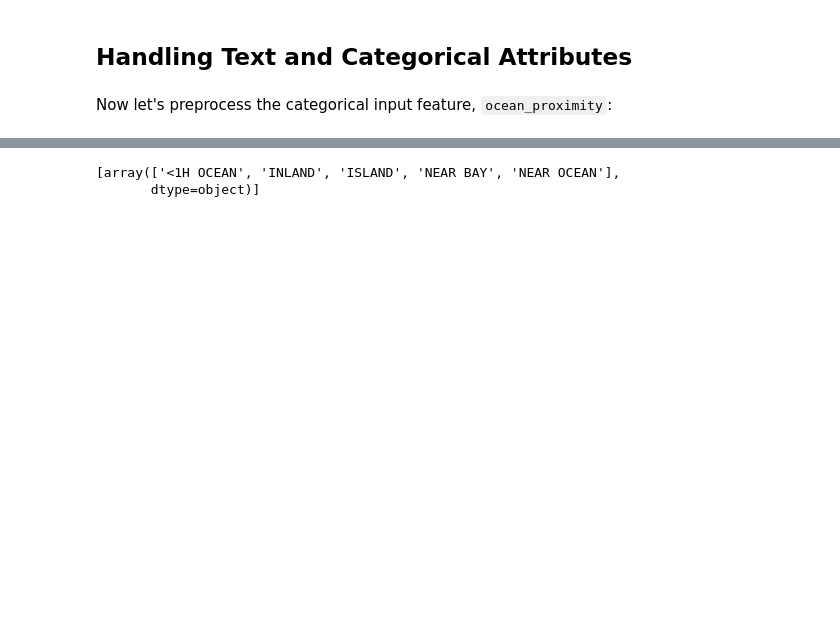
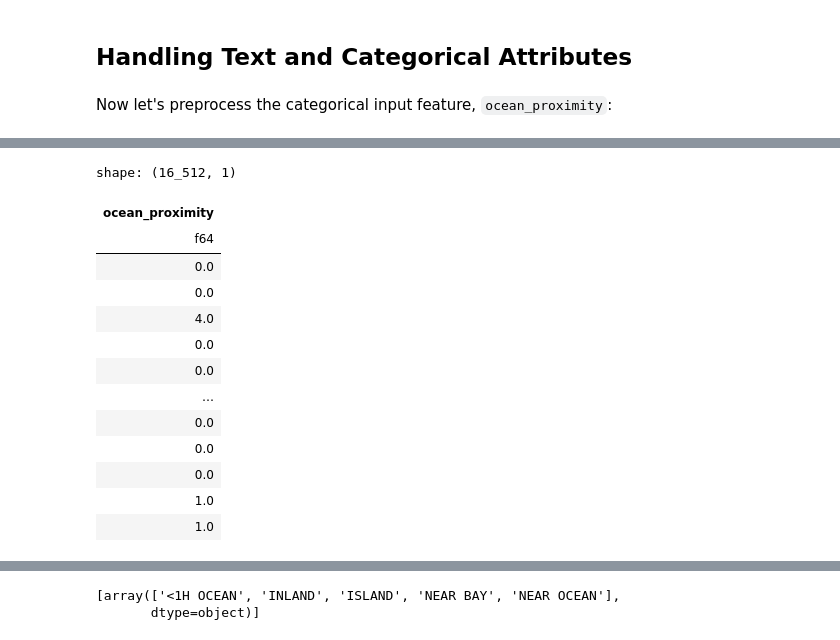
Before and after one commit to asterix314/handson-ml3, a Jupyter notebook: 02_end_to_end_machine_learning_project.ipynb, the cells around one changed output, grey strips where cells are left out. Saved outputs shown, nothing was run; the diff lists cells and outputs as text; code cells hidden in the pictures; blank space fills up the shorter version.

```diff
--- a/02_end_to_end_machine_learning_project.ipynb
+++ b/02_end_to_end_machine_learning_project.ipynb
@@ -428,5 +434,20 @@ housing_cat.head(8)
 # %%
 from sklearn.preprocessing import OrdinalEncoder
 
 ordinal_encoder = OrdinalEncoder()
-housing_cat_encoded = ordinal_encoder.fit_transform(housing_cat)
+ordinal_encoder.fit_transform(housing['ocean_proximity'].pl())
+# %% [output]
+shape: (16_512, 1)
+| ocean_proximity |
+| f64 |
+| 0.0 |
+| 0.0 |
+| 4.0 |
+| 0.0 |
+| 0.0 |
+| … |
+| 0.0 |
+| 0.0 |
+| 0.0 |
+| 1.0 |
+| 1.0 |
```
Also changed, not shown: parts of 19 cells of this notebook.
